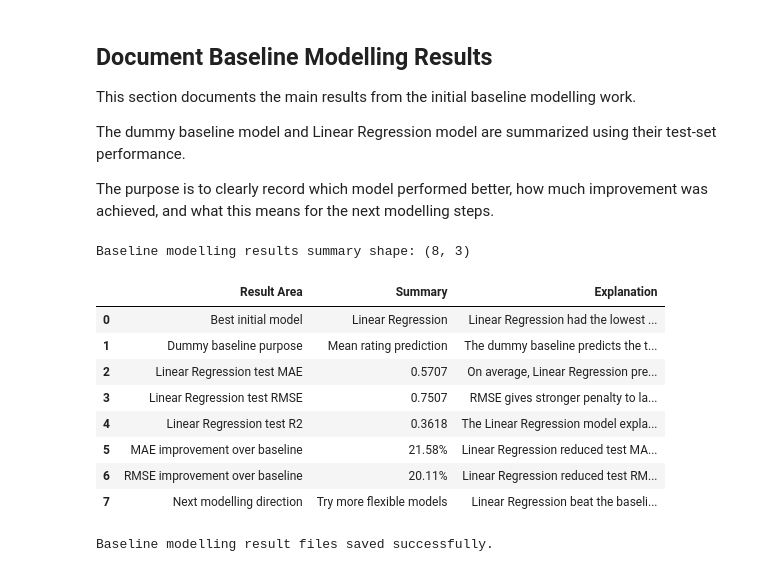
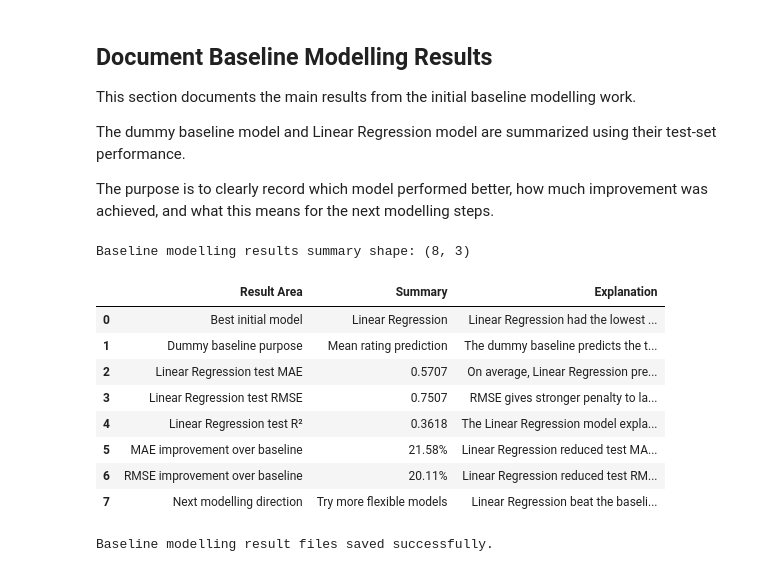
Before and after one commit to Agnogh/board-game-rating-predictor, a Jupyter notebook: notebooks/05_baseline_model_training.ipynb, the cells around one changed output. Saved outputs shown, nothing was run; the diff lists cells and outputs as text; code cells hidden in the pictures.

Commit message:
Fix wording in baseline model notebook
Clean up Markdown, output text, error fixes, and formatting in the baseline model training notebook, and update the saved baseline modelling summary text.

```diff
--- a/notebooks/05_baseline_model_training.ipynb
+++ b/notebooks/05_baseline_model_training.ipynb
@@ -712,30 +727,33 @@ The dummy baseline model and Linear Regression model are summarized using their
 The purpose is to clearly record which model performed better, how much improvement was achieved, and what this means for the next modelling steps.
 # %%
 # Structured way of interpretation (table)
-# Diff from matric table is explanation in 'plain0 langugae
+# Diff from matric table is explained in 'plain langugae'
 baseline_modelling_results_summary = pd.DataFrame(
     [
         {
             "Result Area": "Best initial model",
             "Summary": best_model_by_mae,
             "Explanation": (
-                "Linear Regression had the lowest test MAE, lowest test RMSE, "
-                "and highest test R2 among the initial models."
+                "Linear Regression had the lowest test MAE, "
+                "lowest test RMSE, and highest test"
+                " R² among the initial models."
             )
         },
         {
             "Result Area": "Dummy baseline purpose",
             "Summary": "Mean rating prediction",
             "Explanation": (
-                "The dummy baseline predicts the training-set average rating "
-                "for every board game and provides a minimum comparison point."
+                "The dummy baseline predicts the training-set "
+                "average rating for every board game"
+                " and provides a minimum comparison point."
             )
         },
         {
             "Result Area": "Linear Regression test MAE",
             "Summary": round(linear_test_metrics["MAE"], 4),
             "Explanation": (
-                "On average, Linear Regression predictions were about this many "
+                "On average, Linear Regression predictions were "
+                "about this many "
                 "rating points away from the true test ratings."
             )
         },
@@ -743,15 +761,17 @@ baseline_modelling_results_summary = pd.DataFrame(
             "Result Area": "Linear Regression test RMSE",
             "Summary": round(linear_test_metrics["RMSE"], 4),
             "Explanation": (
-                "RMSE gives stronger penalty to larger errors, so this helps show "
+                "RMSE gives stronger penalty to larger errors, "
+                "so this helps show "
                 "whether the model makes large mistakes."
             )
         },
         {
-            "Result Area": "Linear Regression test R2",
+            "Result Area": "Linear Regression test R²",
             "Summary": round(linear_test_metrics["R2"], 4),
             "Explanation": (
-                "The Linear Regression model explained part of the variation in "
+                "The Linear Regression model explained part "
+                "of the variation in "
                 "test-set board game ratings."
             )
         },
@@ -759,41 +779,44 @@ baseline_modelling_results_summary = pd.DataFrame(
             "Result Area": "MAE improvement over baseline",
             "Summary": f"{mae_error_reduction_percentage:.2f}%",
             "Explanation": (
-                "Linear Regression reduced test MAE compared with the dummy baseline."
+                "Linear Regression reduced test MAE "
+                "compared with the dummy baseline."
             )
         },
         {
             "Result Area": "RMSE improvement over baseline",
             "Summary": f"{rmse_error_reduction_percentage:.2f}%",
             "Explanation": (
-                "Linear Regression reduced test RMSE compared with the dummy baseline."
+                "Linear Regression reduced test RMSE "
+                "compared with the dummy baseline."
             )
         },
         {
             "Result Area": "Next modelling direction",
             "Summary": "Try more flexible models",
             "Explanation": (
-                "Linear Regression beat the baseline, but future models may capture "
+                "Linear Regression beat the baseline, "
+                "but future models may capture "
                 "non-linear relationships and improve performance further."
             )
         }
     ]
 )
 
 print(
     "Baseline modelling results summary shape:",
     baseline_modelling_results_summary.shape
 )
 
 baseline_modelling_results_summary
 # %% [output]
 Baseline modelling results summary shape: (8, 3)
 |  | Result Area | Summary | Explanation |
 | 0 | Best initial model | Linear Regression | Linear Regression had the lowest ... |
 | 1 | Dummy baseline purpose | Mean rating prediction | The dummy baseline predicts the t... |
 | 2 | Linear Regression test MAE | 0.5707 | On average, Linear Regression pre... |
 | 3 | Linear Regression test RMSE | 0.7507 | RMSE gives stronger penalty to la... |
-| 4 | Linear Regression test R2 | 0.3618 | The Linear Regression model expla... |
+| 4 | Linear Regression test R² | 0.3618 | The Linear Regression model expla... |
 | 5 | MAE improvement over baseline | 21.58% | Linear Regression reduced test MA... |
 | 6 | RMSE improvement over baseline | 20.11% | Linear Regression reduced test RM... |
 | 7 | Next modelling direction | Try more flexible models | Linear Regression beat the baseli... |
```
Also changed, not shown: parts of 28 cells of this notebook, 1 other file.
